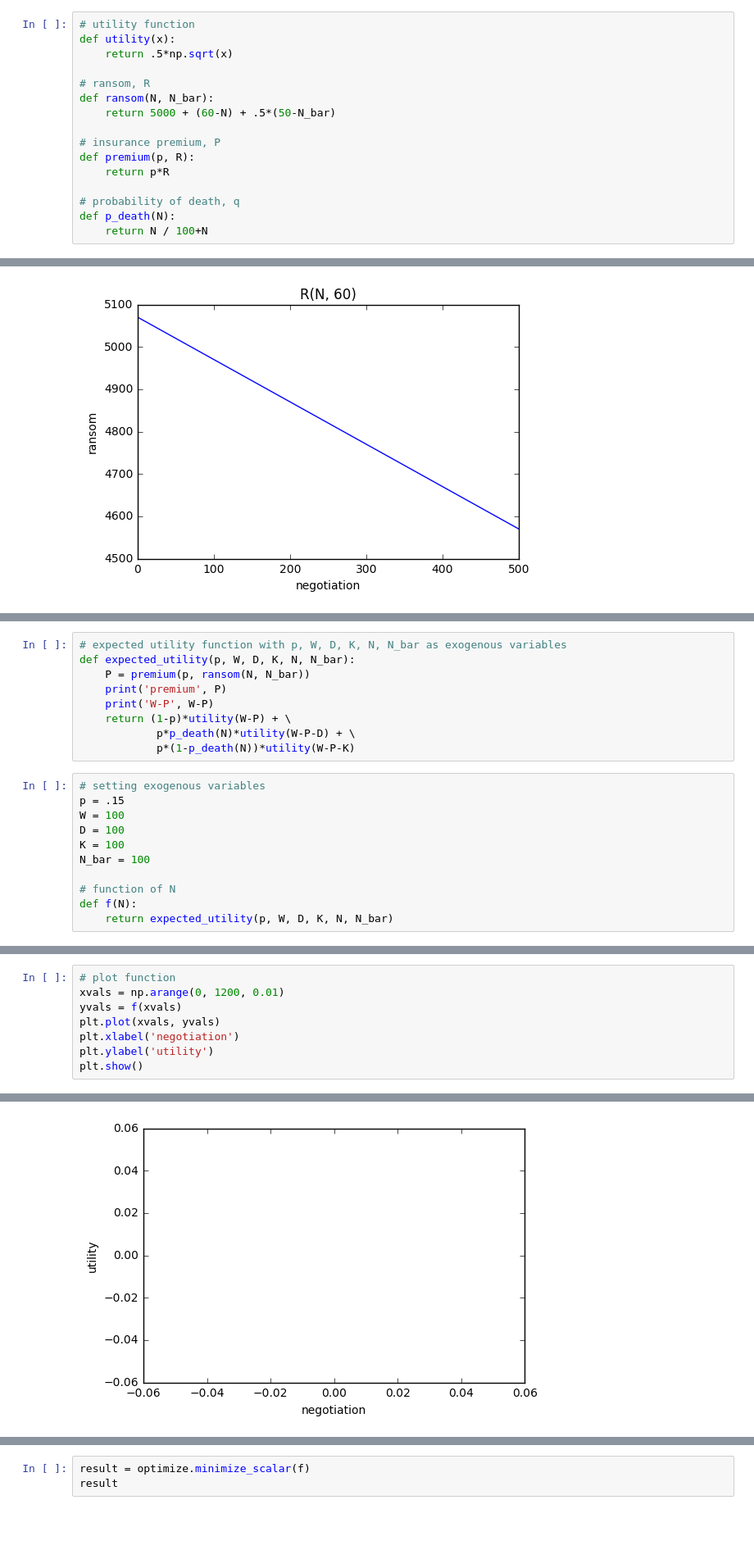
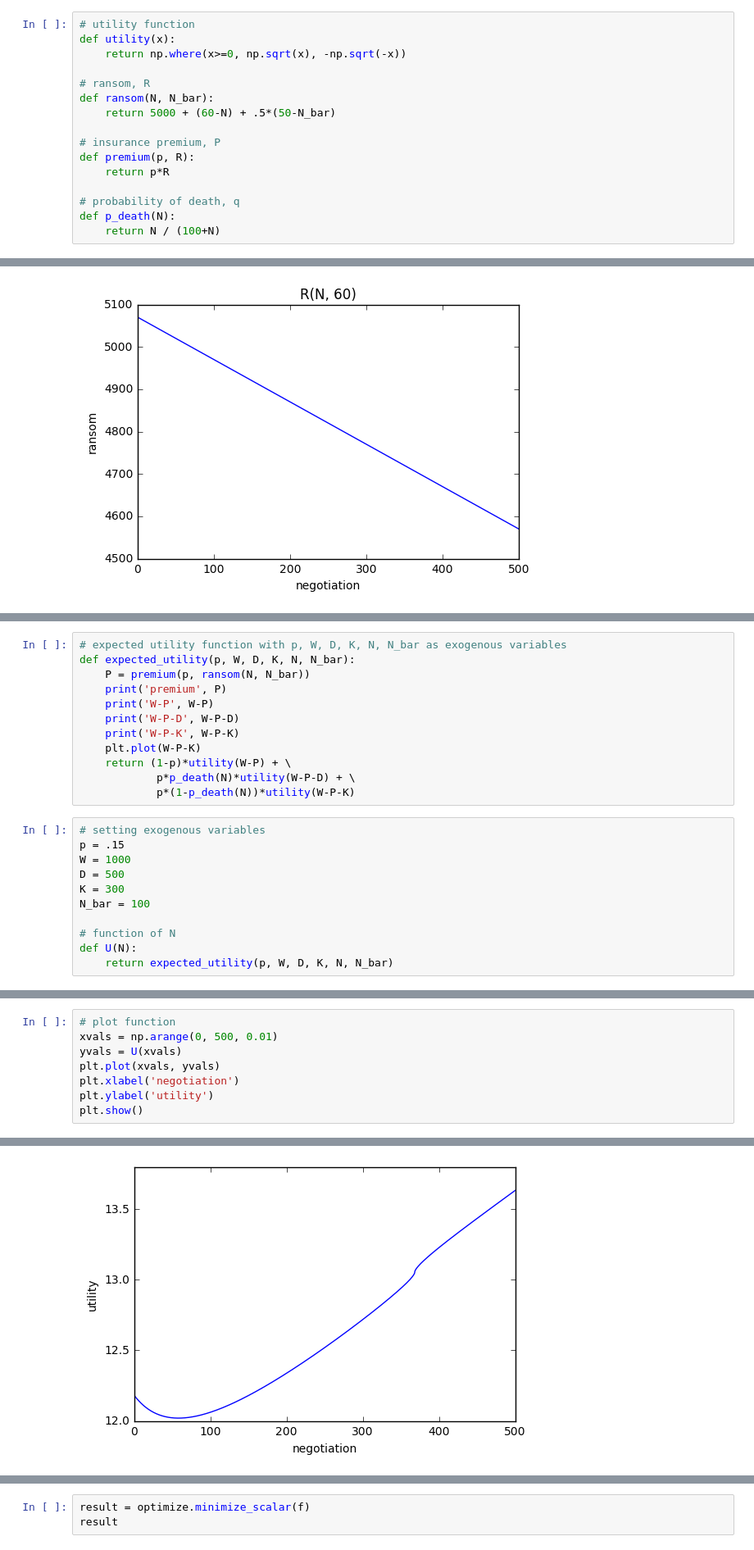
Before and after one commit to szwang/kr-insurance-models, a Jupyter notebook: negotiation-model.ipynb, the cells around one changed output, grey strips where cells are left out. Shown at 82% size. Drawn from its saved outputs; the diff is of its cells as text; blank space fills up the shorter version.

```diff
--- a/negotiation-model.ipynb
+++ b/negotiation-model.ipynb
@@ -6,7 +6,7 @@ import matplotlib.pyplot as plt
 # %%
 # utility function
 def utility(x):
-    return .5*np.sqrt(x)
+    return np.where(x>=0, np.sqrt(x), -np.sqrt(-x))
 
 # ransom, R
 def ransom(N, N_bar):
@@ -18,7 +18,7 @@ def premium(p, R):
 
 # probability of death, q
 def p_death(N):
-    return N / 100+N
+    return N / (100+N)
 # %%
 # utility function properties
 
@@ -59,18 +59,21 @@ def expected_utility(p, W, D, K, N, N_bar):
     P = premium(p, ransom(N, N_bar))
     print('premium', P)
     print('W-P', W-P)
+    print('W-P-D', W-P-D)
+    print('W-P-K', W-P-K)
+    plt.plot(W-P-K)
     return (1-p)*utility(W-P) + \
             p*p_death(N)*utility(W-P-D) + \
             p*(1-p_death(N))*utility(W-P-K)
 # %%
 # setting exogenous variables
 p = .15
-W = 100
-D = 100
-K = 100
+W = 1000
+D = 500
+K = 300
 N_bar = 100
 
 # function of N
-def f(N):
+def U(N):
     return expected_utility(p, W, D, K, N, N_bar)
 # %%
@@ -81,7 +87,7 @@ nan
 # %%
 # plot function
-xvals = np.arange(0, 1200, 0.01)
-yvals = f(xvals)
+xvals = np.arange(0, 500, 0.01)
+yvals = U(xvals)
 plt.plot(xvals, yvals)
 plt.xlabel('negotiation')
 plt.ylabel('utility')
@@ -92 +103 @@ plt.show()
-[figure, old version]
+[figure, new version]
```
Also changed, not shown: parts of 5 cells of this notebook.
